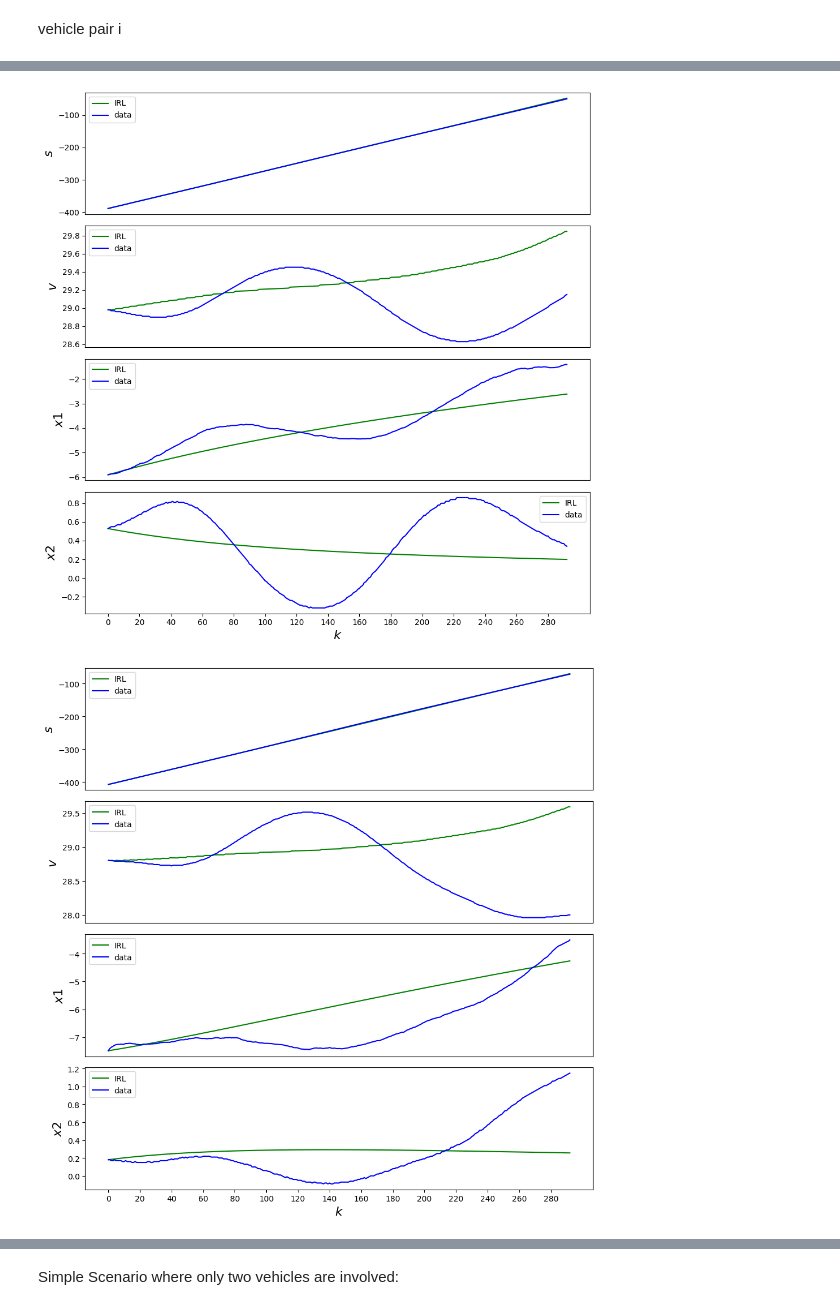
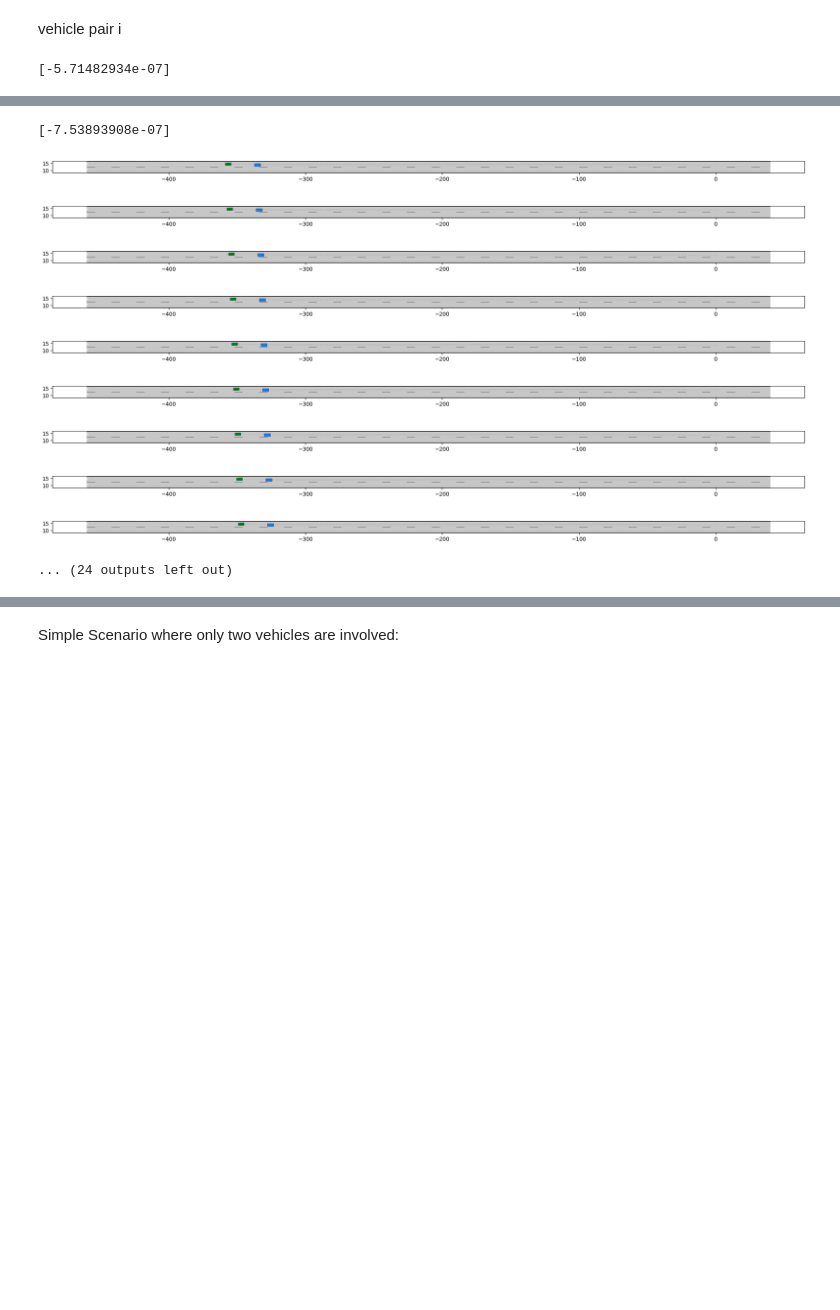
Before and after one commit to zhaoxs1121/IRL, a Jupyter notebook: kernel_regression.ipynb, the cells around one changed output, grey strips where cells are left out. Saved outputs shown, nothing was run; the diff lists cells and outputs as text; code cells hidden in the pictures; blank space fills up the shorter version.

```diff
--- a/kernel_regression.ipynb
+++ b/kernel_regression.ipynb
@@ -171,7 +184,7 @@ p.h = 0.913008
 p.A = np.array([[1, dt], [0, 1]])
 p.B = np.array([-dt * (p.h + dt), -dt])
 # %%
-initial_frame = scenario.obstacles[-1].prediction.initial_time_step
+initial_frame = scenario.obstacles[-1].prediction.initial_time_step + 10
 end_frame = scenario.obstacles[0].prediction.final_time_step
 N_frames = end_frame - initial_frame
 N = int(N_frames)
@@ -210,6 +223,7 @@ from commonroad.scenario.obstacle import ObstacleType, DynamicObstacle
 from commonroad.scenario.state import InitialState, CustomState
 from commonroad.scenario.trajectory import Trajectory
 from commonroad.prediction.prediction import TrajectoryPrediction
+from scipy.optimize import root
 
 for i in range(N_vehicles - 1):
     vehicle_pre = scenario.obstacles[i]
@@ -228,23 +242,36 @@ for i in range(N_vehicles - 1):
     # print(x_ego_initial)
 
     x_initial = x_pre[0, :] - x_ego_initial
+
     # print(x_initial)
+
+    state_in_root_policy = x_initial
+
+    def root_policy(u):
+        return policy_kernel(u, state_in_root_policy, x_data, alphas, p)
+
+    u_kernel = root(root_policy, 0)
+    print(u_kernel.x)
 
     x = np.zeros((N + 1, 2))
     u = np.zeros(N + 1)
     x[0, :] = x_initial
-    vf_weight = 1
+    vf_weight = 5
     kernel = 1
-    u[0] = vf_weight * (policy_kernel(x_initial, x_data, alphas, p) if kernel
-                        else policy_quadratic(x_initial, alphas_quad, p))
-    # u[0] = vf_weight * (policy_quadratic(x_initial, alphas_quad, p) if kernel )
+    u[0] = vf_weight * (u_kernel.x if kernel else policy_quadratic(
+        x_initial, alphas_quad, p))
+    # u[0] = vf_weight * (policy_kernel(x_initial, x_data, alphas, p) if kernel
+    #                     else policy_quadratic(x_initial, alphas_quad, p))
 
     for ii in range(N):
         x[ii + 1, :] = p.A @ x[ii, :] + p.B * u[ii]
-        u[ii + 1] = vf_weight * (policy_kernel(x[ii + 1, :], x_data, alphas, p)
-                                 if kernel else policy_quadratic(
-                                     x[ii + 1, :], alphas_quad, p))
-        # u[ii + 1] = vf_weight * policy_quadratic(x[ii + 1, :], alphas_quad, p)
+        state_in_root_policy = x[ii + 1, :]
+        u_kernel = root(root_policy, 0)
+        u[ii + 1] = vf_weight * (u_kernel.x if kernel else policy_quadratic(
+            x[ii + 1, :], alphas_quad, p))
+        # u[ii + 1] = vf_weight * (policy_kernel(x[ii + 1, :], x_data, alphas, p)
+        #                          if kernel else policy_quadratic(
+        #                              x[ii + 1, :], alphas_quad, p))
 
     vel = x_pre[:, 1] - x[:, 1]
     pos = x_pre[:, 0] - x[:, 0] - p.h * vel
@@ -252,7 +279,6 @@ for i in range(N_vehicles - 1):
     # print(u[:5])
     # print(pos[:5])
 
-    # plot_state_vector(x, TIConstraints(), x_p=x_pre, p=pos, v=vel)
     plot_state(x_pre, pos, vel, states_data[i], states_data[i + 1], p)
     ###################
 
@@ -294,17 +320,18 @@ for i in range(N_vehicles - 1):
     # plot the scenario and the ego vehicle for each time step
     ego_params = DynamicObstacleParams()
     ego_params.vehicle_shape.occupancy.shape.facecolor = "g"
-    # for ii in range(initial_frame, initial_frame + 10):
-    #     plt.figure(figsize=(25, 10))
-    #     rnd = MPRenderer()
-    #     rnd.draw_params.time_begin = ii
-    #     rnd.draw_params.time_end = 1800
-    #     scenario.draw(rnd)
-    #     ego_params.time_begin = ii
-    #     ego_params.time_end = 1800
-    #     ego_vehicle.draw(rnd, draw_params=ego_params)
-    #     rnd.render()
+    for ii in range(initial_frame, initial_frame + 10):
+        plt.figure(figsize=(25, 10))
+        rnd = MPRenderer()
+        rnd.draw_params.time_begin = ii
+        rnd.draw_params.time_end = 1800
+        scenario.draw(rnd)
+        ego_params.time_begin = ii
+        ego_params.time_end = 1800
+        ego_vehicle.draw(rnd, draw_params=ego_params)
+        rnd.render()
 
     # add dynamic obstacle to the scenario
     scenario.add_objects(ego_vehicle)
 # %% [output]
+[-5.71482934e-07]
@@ -312,2 +339,11 @@ for i in range(N_vehicles - 1):
+[-7.53893908e-07]
-[figure, old version]
+[figure, new version]
-[figure, old version]
+[figure, new version]
+[figure, added]
+[figure, added]
+[figure, added]
+[figure, added]
+[figure, added]
+[figure, added]
+[figure, added]
+... (24 outputs left out)
```
Also changed, not shown: parts of 7 cells of this notebook.
